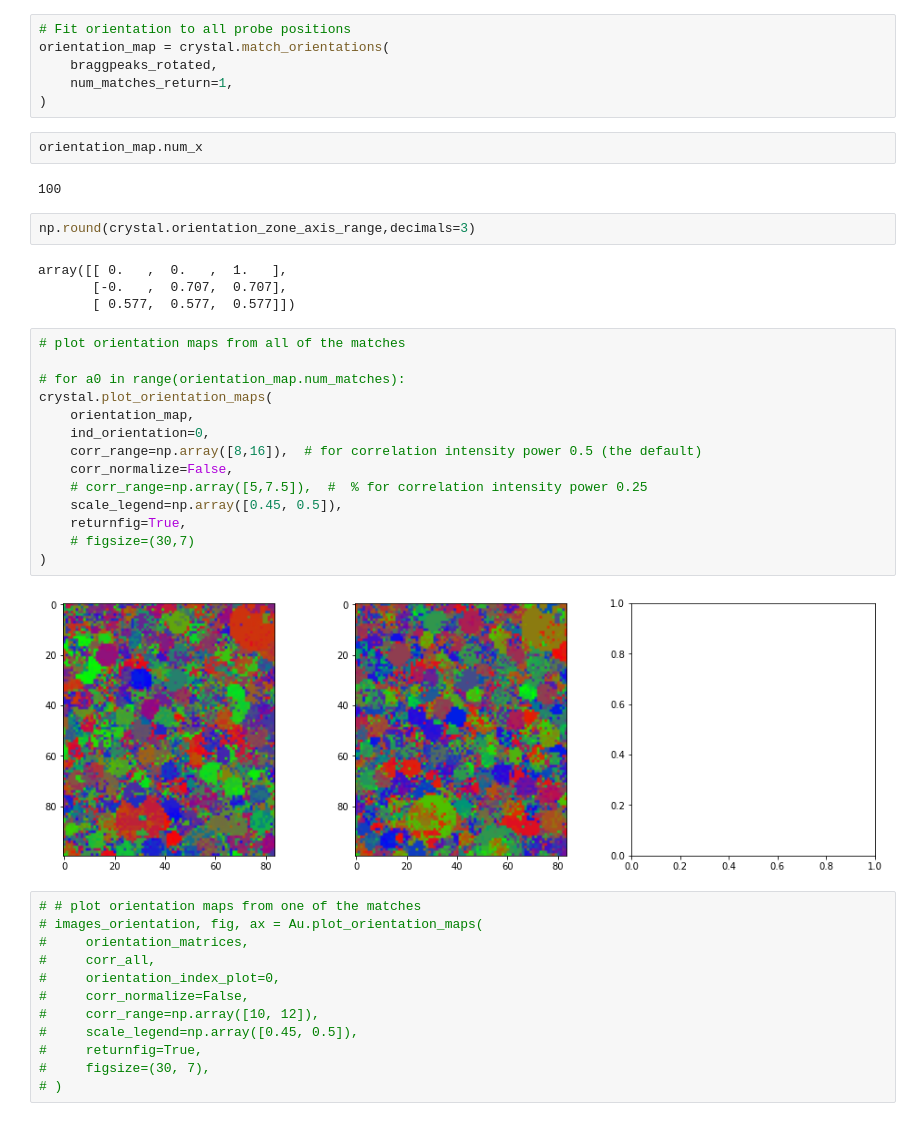
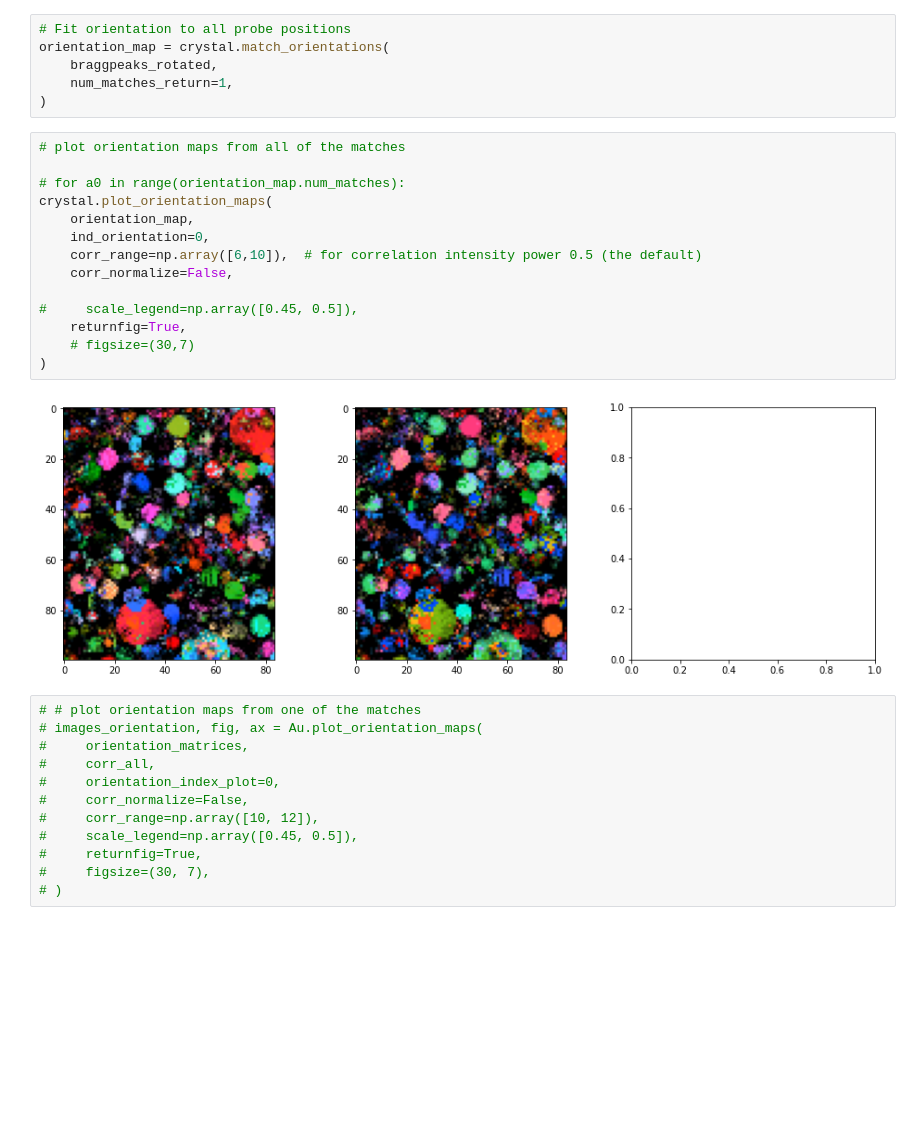
Before and after one commit to py4dstem/py4DSTEM_tutorials, a Jupyter notebook: notebooks/acom/ACOM_03_Au_NP_sim.ipynb, the cells around one changed output. Saved outputs shown, nothing was run; the diff lists cells and outputs as text; blank space fills up the shorter version.

```diff
--- a/notebooks/acom/ACOM_03_Au_NP_sim.ipynb
+++ b/notebooks/acom/ACOM_03_Au_NP_sim.ipynb
@@ -650,32 +658,22 @@ orientation_map = crystal.match_orientations(
     braggpeaks_rotated,
     num_matches_return=1,
 )
-# %%
-orientation_map.num_x
-# %% [output]
-100
-# %%
-np.round(crystal.orientation_zone_axis_range,decimals=3)
-# %% [output]
-array([[ 0.   ,  0.   ,  1.   ],
-       [-0.   ,  0.707,  0.707],
-       [ 0.577,  0.577,  0.577]])
 # %%
 # plot orientation maps from all of the matches
 
 # for a0 in range(orientation_map.num_matches):
 crystal.plot_orientation_maps(
     orientation_map,
     ind_orientation=0,
-    corr_range=np.array([8,16]),  # for correlation intensity power 0.5 (the default)
+    corr_range=np.array([6,10]),  # for correlation intensity power 0.5 (the default)
     corr_normalize=False,
-    # corr_range=np.array([5,7.5]),  #  % for correlation intensity power 0.25
-    scale_legend=np.array([0.45, 0.5]),
+
+#     scale_legend=np.array([0.45, 0.5]),
     returnfig=True,
     # figsize=(30,7)
 )
 # %% [output]
-[figure, old version]
+[figure, new version]
 # %%
 # # plot orientation maps from one of the matches
 # images_orientation, fig, ax = Au.plot_orientation_maps(
```
Also changed, not shown: parts of 6 cells of this notebook.
